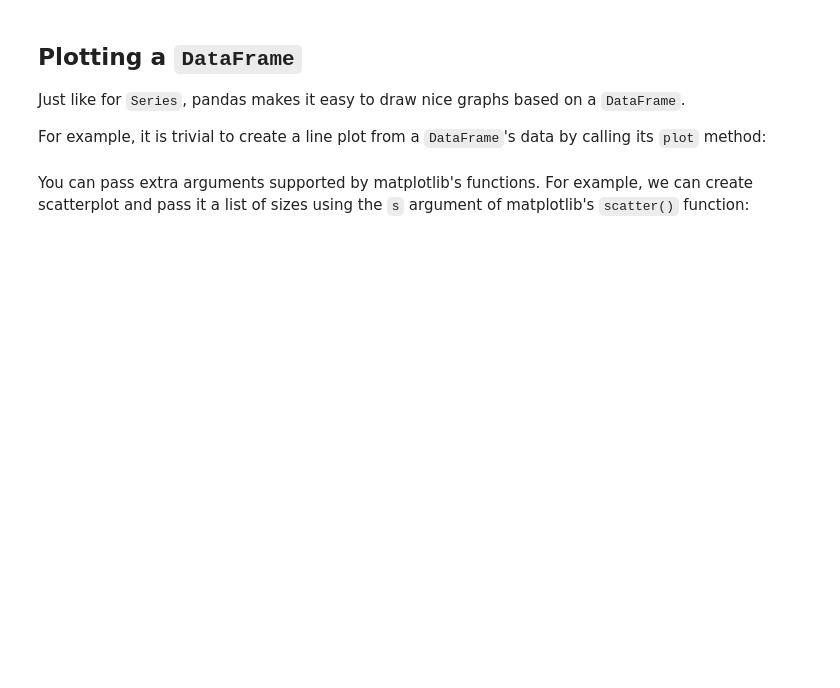
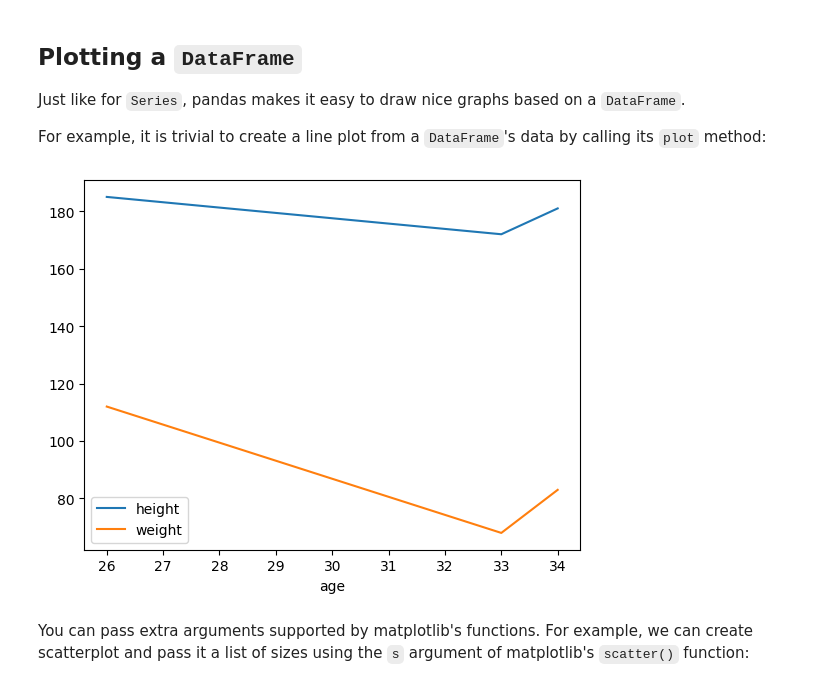
Before and after one commit to jgoebel0089/handson-mlp-Geron, a Jupyter notebook: tools_pandas.ipynb, the cells around one changed output. Drawn from its saved outputs; the diff is of its cells as text; code cells hidden in the pictures; blank space fills up the shorter version.

```diff
--- a/tools_pandas.ipynb
+++ b/tools_pandas.ipynb
@@ -881,9 +1078,11 @@ Just like for `Series`, pandas makes it easy to draw nice graphs based on a `Dat
 
 For example, it is trivial to create a line plot from a `DataFrame`'s data by calling its `plot` method:
 # %%
-people.sort_values(by="body_mass_index", inplace=True)
-people.plot(kind="line", x="body_mass_index", y=["height", "weight"])
+people.sort_values(by="age", inplace=True)
+people.plot(kind="line", x="age", y=["height", "weight"])
 plt.show()
+# %% [output]
+[figure, added]
 # %% [markdown]
 You can pass extra arguments supported by matplotlib's functions. For example, we can create scatterplot and pass it a list of sizes using the `s` argument of matplotlib's `scatter()` function:
 # %%
```
Also changed, not shown: parts of 49 cells of this notebook.
